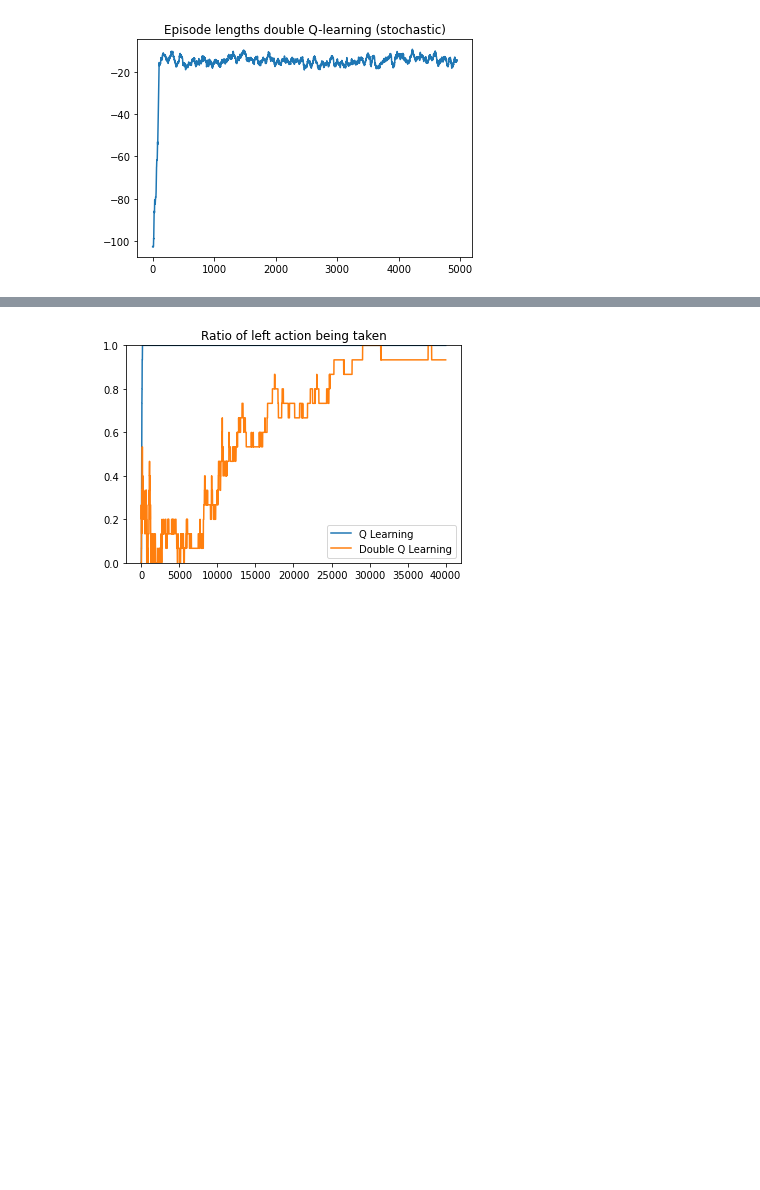
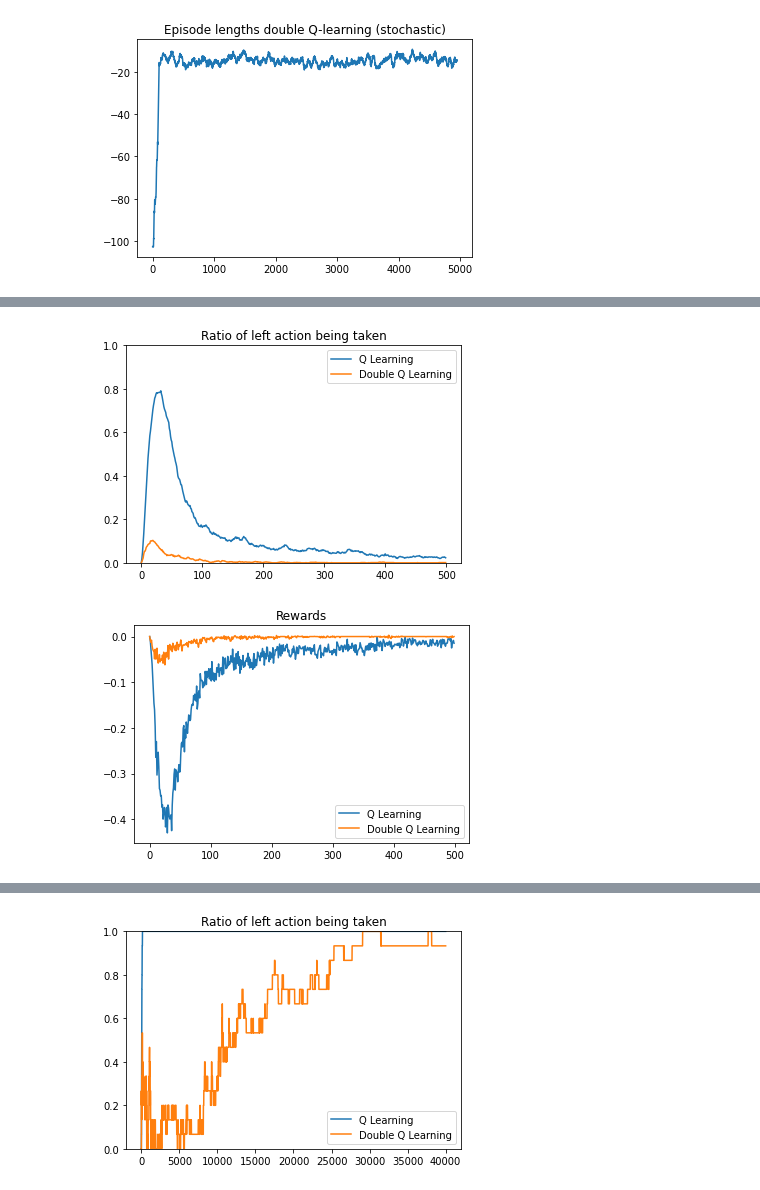
Before and after one commit to ThijsKuipers1995/RL_project, a Jupyter notebook: results.ipynb, the cells around one changed output, grey strips where cells are left out. Cells and saved outputs as stored; diff of their text form; code cells hidden in the pictures; blank space fills up the shorter version.

```diff
--- a/results.ipynb
+++ b/results.ipynb
@@ -85,0 +91,5 @@ experiments.ratio_left_right(epsilon=1)
+# %%
+experiments.ratio_left_right(mu=-0.5, epsilon=0.5, policy_type="epsilon_greedy")
+# %% [output]
+[figure, added]
+[figure, added]
```
Also changed, not shown: parts of 5 cells of this notebook, 1 other file.
